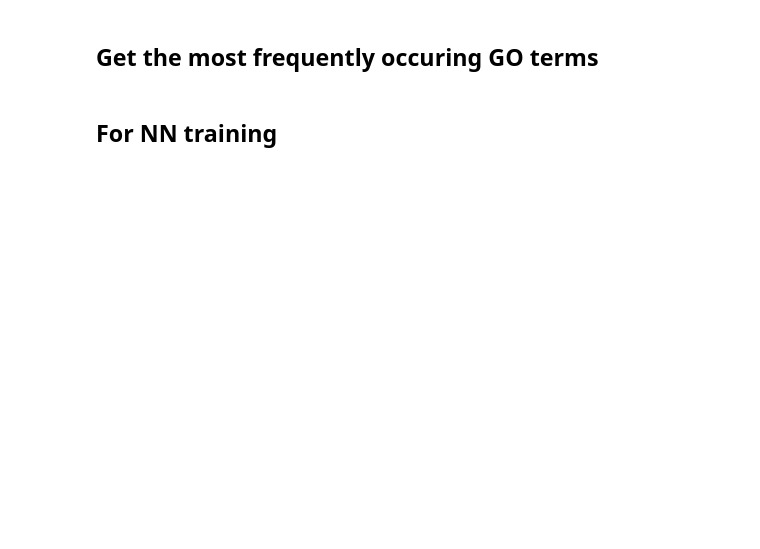
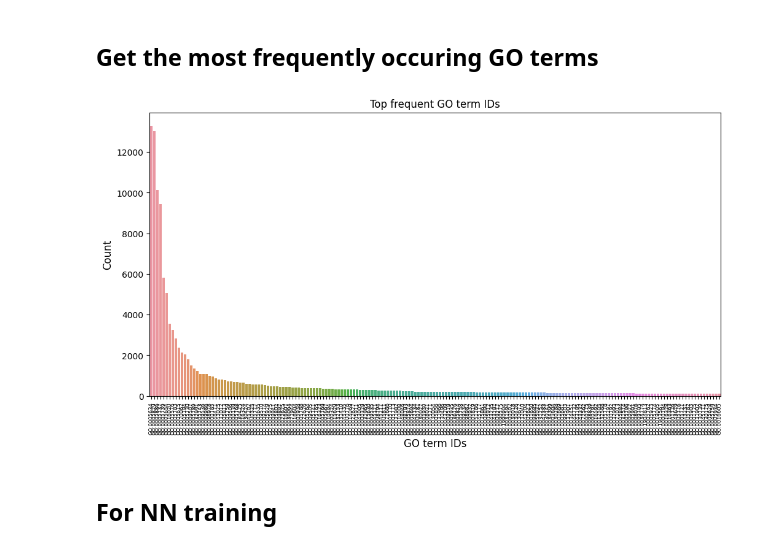
Before and after one commit to sumaniitm/cafa-6-protein-function-prediction-kaggle, a Jupyter notebook: cafa-suman-ontology-based-features.ipynb, the cells around one changed output. Drawn from its saved outputs; the diff is of its cells as text; code cells hidden in the pictures; blank space fills up the shorter version.

```diff
--- a/cafa-suman-ontology-based-features.ipynb
+++ b/cafa-suman-ontology-based-features.ipynb
@@ -372,18 +514,20 @@ group by term having count(distinct(protein_accession_id)) >= 40 order by 2 desc
 # %% [markdown]
 ## Get the most frequently occuring GO terms
 # %%
-plot_df = dd.sql("select term, count(1) as freq from train_terms_w_embeds_mf_concat group by term \
-having count(1) >= 40 order by count(1) desc ").pl()
+plot_df = dd.sql("select term, count(1) as freq from train_terms_w_embeds_cc group by term \
+having count(1) >= 100 order by count(1) desc limit 1500 ").pl()
 plot_df_pandas = plot_df.to_pandas()
 
 figure, axis = plt.subplots(1, 1, figsize=(12, 6))
 
 bp = sns.barplot(ax=axis, x=plot_df_pandas.term, y=plot_df_pandas.freq)
 bp.set_xticklabels(bp.get_xticklabels(), rotation=90, size = 6)
 axis.set_title('Top frequent GO term IDs')
 bp.set_xlabel("GO term IDs", fontsize = 12)
 bp.set_ylabel("Count", fontsize = 12)
 plt.show()
+# %% [output]
+[figure, added]
 # %%
 num_of_labels = 1500
 
```
Also changed, not shown: parts of 18 cells of this notebook.
